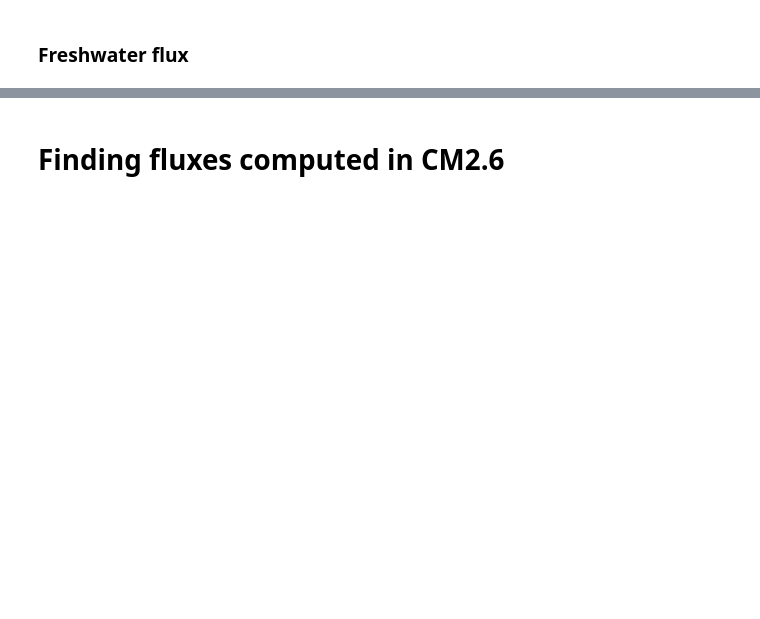
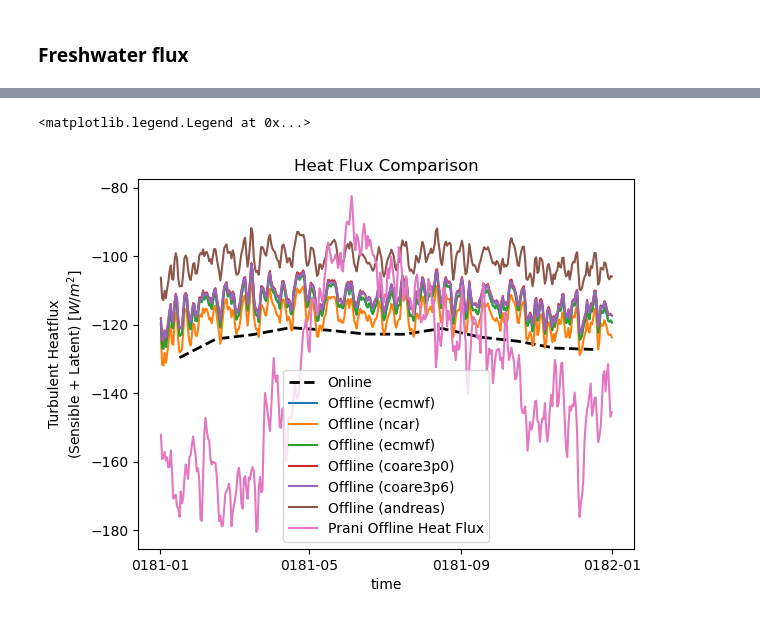
Before and after one commit to ocean-transport/air-sea-ML, a Jupyter notebook: fluxComparisonWithGCM.ipynb, the cells around one changed output, grey strips where cells are left out. Drawn from its saved outputs; the diff is of its cells as text; code cells hidden in the pictures; blank space fills up the shorter version.

```diff
--- a/fluxComparisonWithGCM.ipynb
+++ b/fluxComparisonWithGCM.ipynb
@@ -359,0 +24,3 @@ def filter_inputs(
+# %%
+ds_merged = preprocess_data()
+ds_merged
@@ -361,9 +58,7 @@ def filter_inputs(
 ds_in = ds_merged
 ds_in = ds_in.drop(['area_t', 'dxt', 'dyt', 'geolat_t', 'geolon_t', 'ht', 'kmt', 'wet'])
 
-print("Filtering model")
-ds_out = filter_inputs_dataset(ds_in, ['yt_ocean', 'xt_ocean'], filter_scale=4, filter_type='taper')
-
-ds_lowRes = ds_out
-ds_highRes = ds_in
+#take a sample of the earth for analysis
+ds_highRes = ds_in.isel(time = slice(0,365))
+ds_highRes
 # %% [output]
@@ -424,0 +137,6 @@ Text(0.5, 1.0, 'Q* Heat Flux from AeroBulk')
+# %%
+# prepare code for comparison w CM2.6 online flux
+# TODO. Weight by grid_area
+
+HF_spatialAvg = heatfluxHR.mean(dim=["xt_ocean", "yt_ocean"]).load()
+HF_spatialAvg
@@ -598,4 +233,0 @@ def get_params(version:str, test:bool=True) -> dict[str, str]:
-# %%
-def add_total(ds: xr.Dataset) -> xr.Dataset:
-    ds["q_total"] = ds["ql"] + ds["qh"]
-    return ds
@@ -608,2 +233,0 @@ label_dict = {
-# %% [markdown]
-# Finding fluxes computed in CM2.6
@@ -633,17 +266,23 @@ for model in models:
 # %%
 fig, ax = plt.subplots()
 
 ds = full_flux["CM26"]["online"]["global_mean"]
 da = add_total(ds)["q_total"]
 da.plot(label="Online", ax=ax, lw=2, ls="--", color="k")
 
-#ds_offline = full_flux["CM26"]["offline"]["global_mean"]
-#da_offline = add_total(ds_offline)["q_total"]
-#da_offline.sel(algo='ecmwf').plot(label=f"Offline ({'ecmwf'})", ax=ax)
+ds_offline = full_flux["CM26"]["offline"]["global_mean"]
+da_offline = add_total(ds_offline)["q_total"]
+da_offline.sel(algo='ecmwf').plot(label=f"Offline ({'ecmwf'})", ax=ax)
 
-Qmonth.plot(ax=ax)
+for algo in da_offline.algo.data:
+    da_offline.sel(algo=algo).plot(label=f"Offline ({algo})", ax=ax)
 
-ax.set_title("CM26")
+HF_spatialAvg.plot(label='Prani Offline Heat Flux', ax=ax)
+
+ax.set_title("Heat Flux Comparison")
 ax.set_ylabel(label_dict["q_total"])
 handles, labels = ax.get_legend_handles_labels()
 ax.legend(handles, labels, loc="best")
+# %% [output]
+<matplotlib.legend.Legend at 0x...>
+[figure, added]
```
Also changed, not shown: parts of 45 cells of this notebook, 3 other files.
